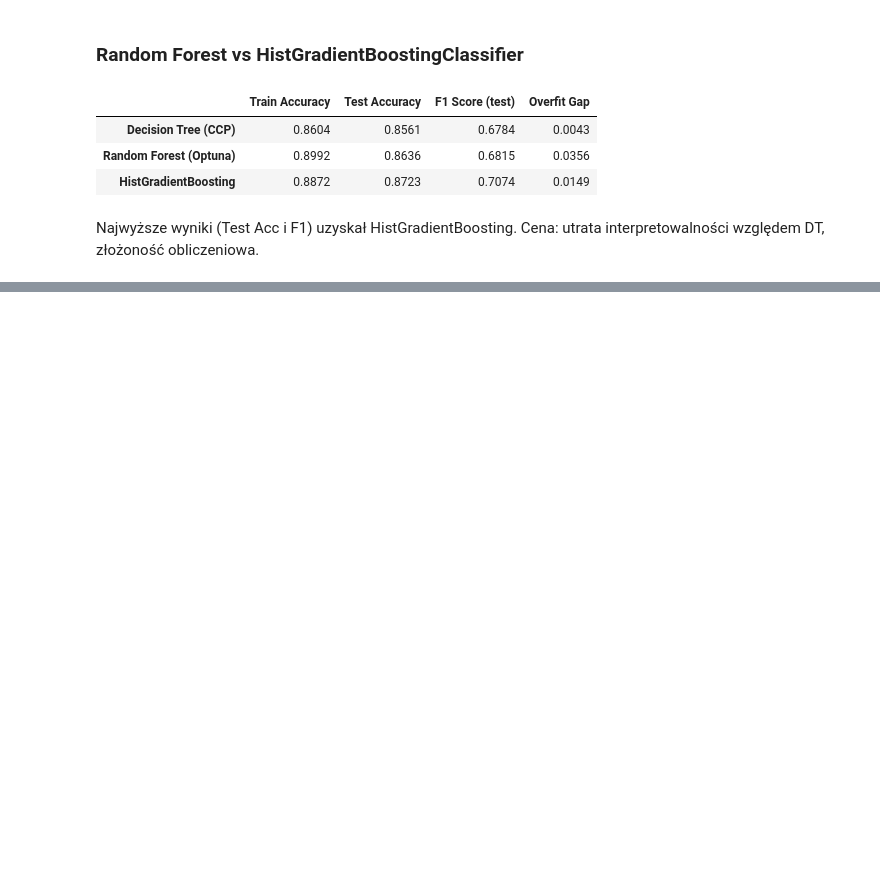
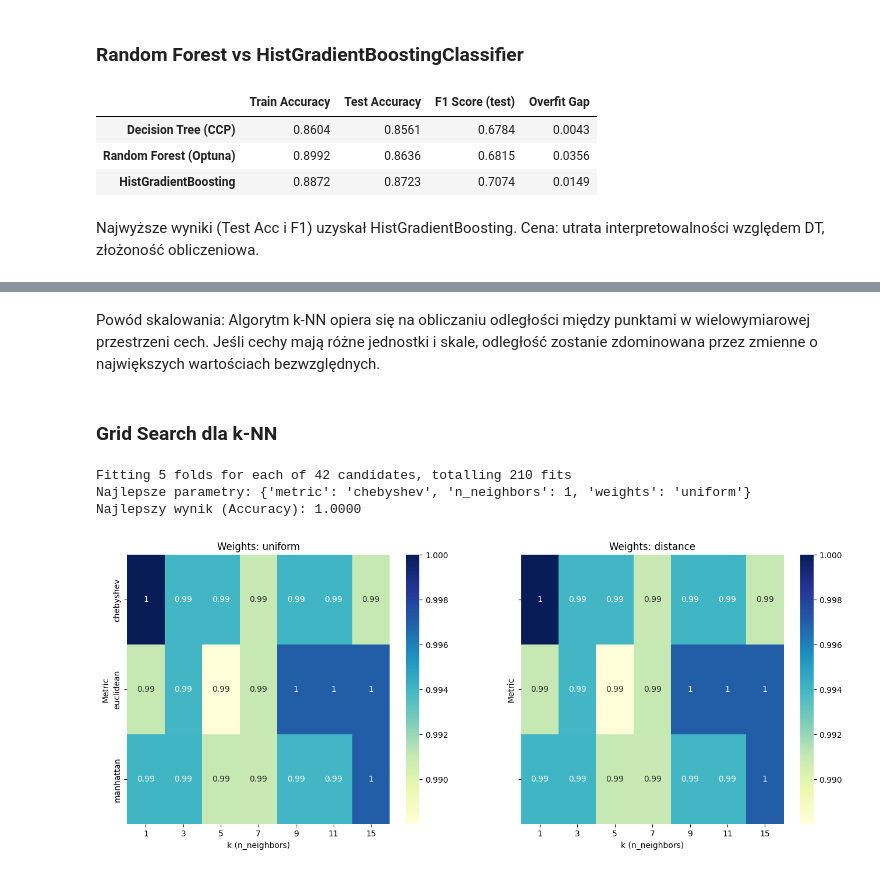
Before and after one commit to kingaorlowicz/Data_Mining_agh, a Jupyter notebook: lab2/DT_RF.ipynb, the cells around one changed output, grey strips where cells are left out. Saved outputs shown, nothing was run; the diff lists cells and outputs as text; code cells hidden in the pictures; blank space fills up the shorter version.

```diff
--- a/lab2/DT_RF.ipynb
+++ b/lab2/DT_RF.ipynb
@@ -675,0 +680,4 @@ Najwyższe wyniki (Test Acc i F1) uzyskał HistGradientBoosting. Cena: utrata in
+# %%
+penguins = fetch_openml('penguins', version=1, as_frame=True)
+df = penguins.frame
+df.head()
@@ -675,0 +702,2 @@ Najwyższe wyniki (Test Acc i F1) uzyskał HistGradientBoosting. Cena: utrata in
+# %%
+df = df.dropna()
@@ -675,0 +712,48 @@ Najwyższe wyniki (Test Acc i F1) uzyskał HistGradientBoosting. Cena: utrata in
+# %%
+X = df.drop(columns=['species'])
+
+# Encoding
+le = LabelEncoder()
+y_encoded = le.fit_transform(y)
+X_encoded = pd.get_dummies(X, columns=['island', 'sex'], drop_first=True)
+y = LabelEncoder().fit_transform(df['species'])
+
+# Scaling
+num_cols = ['culmen_length_mm', 'culmen_depth_mm', 'flipper_length_mm', 'body_mass_g']
+scaler = StandardScaler()
+X_encoded[num_cols] = scaler.fit_transform(X_encoded[num_cols])
+# %% [markdown]
+Powód skalowania: Algorytm k-NN opiera się na obliczaniu odległości między punktami w wielowymiarowej przestrzeni cech. Jeśli cechy mają różne jednostki i skale, odległość zostanie zdominowana przez zmienne o największych wartościach bezwzględnych.
+# %% [markdown]
+### Grid Search dla k-NN
+# %%
+param_grid = {
+    'n_neighbors': [1, 3, 5, 7, 9, 11, 15],
+    'metric': ['euclidean', 'manhattan', 'chebyshev'],
+    'weights': ['uniform', 'distance']
+}
+
+knn = KNeighborsClassifier()
+grid_search = GridSearchCV(knn, param_grid, cv=5, scoring='accuracy', return_train_score=False, verbose=1, n_jobs=-1)
+grid_search.fit(X_encoded, y)
+results_df = pd.DataFrame(grid_search.cv_results_)
+
+print(f"Najlepsze parametry: {grid_search.best_params_}")
+print(f"Najlepszy wynik (Accuracy): {grid_search.best_score_:.4f}")
+# %% [output]
+Fitting 5 folds for each of 42 candidates, totalling 210 fits
+Najlepsze parametry: {'metric': 'chebyshev', 'n_neighbors': 1, 'weights': 'uniform'}
+Najlepszy wynik (Accuracy): 1.0000
+# %%
+fig, axes = plt.subplots(1, 2, figsize=(16, 6), sharey=True)
+for i, weight_type in enumerate(['uniform', 'distance']):
+    subset = results_df[results_df['param_weights'] == weight_type]
+
+    pivot = subset.pivot(index='param_metric', columns='param_n_neighbors', values='mean_test_score')
+
+    sns.heatmap(pivot, annot=True, cmap='YlGnBu', ax=axes[i], vmin=results_df['mean_test_score'].min())
+    axes[i].set_title(f'Weights: {weight_type}')
+    axes[i].set_xlabel('k (n_neighbors)')
+    axes[i].set_ylabel('Metric')
+# %% [output]
+[figure, added]
```
Also changed, not shown: parts of 13 cells of this notebook.
